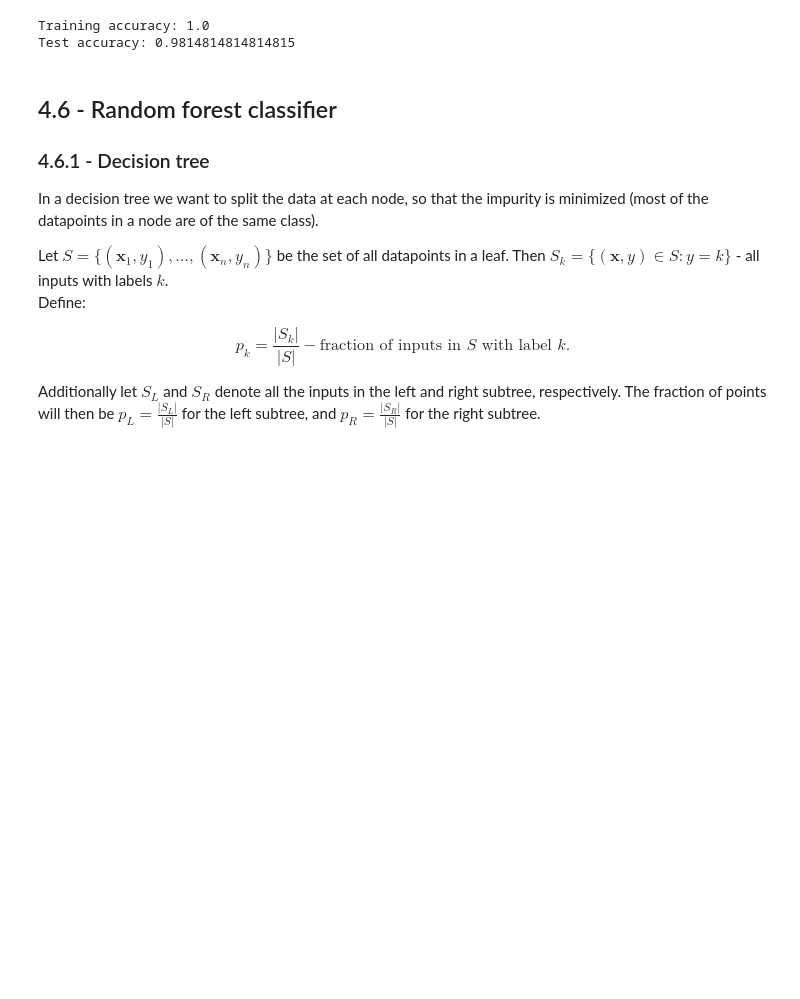
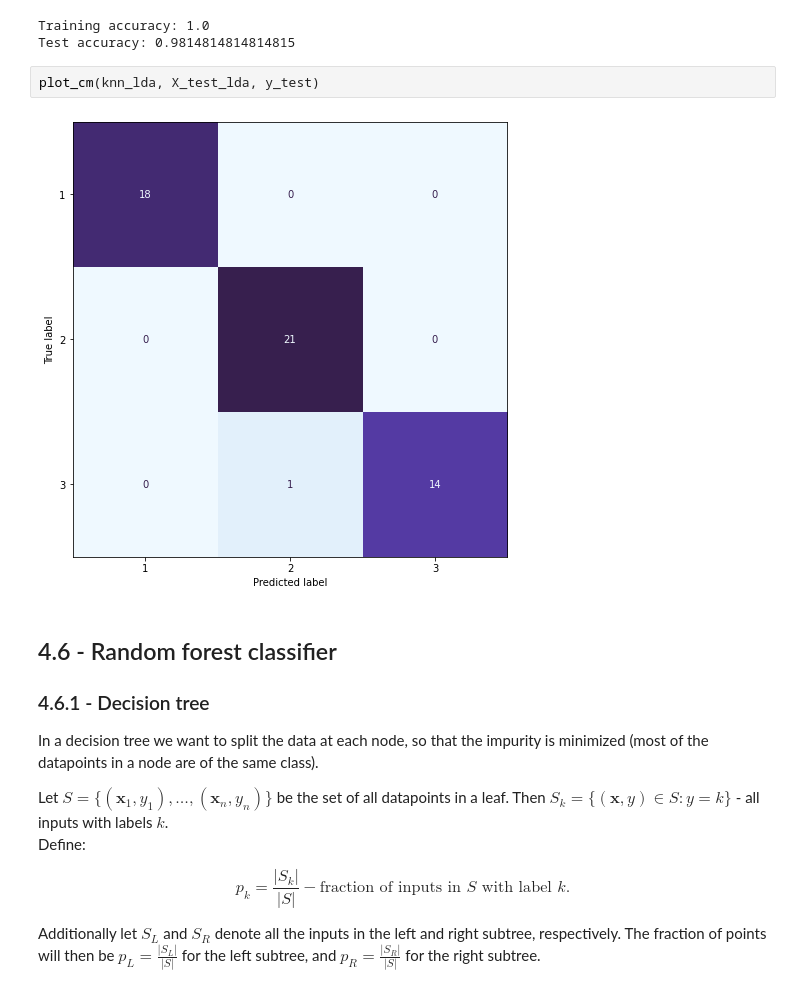
Before and after one commit to weigelk/Machine-Learning-Projects, a Jupyter notebook: wine-classification/wine_classification.ipynb, the cells around one changed output. Saved outputs shown, nothing was run; the diff lists cells and outputs as text; blank space fills up the shorter version.

```diff
--- a/wine-classification/wine_classification.ipynb
+++ b/wine-classification/wine_classification.ipynb
@@ -624,6 +636,10 @@ print('Test accuracy:', knn_lda.score(X_test_lda, y_test))
 # %% [output]
 Training accuracy: 1.0
 Test accuracy: 0.9814814814814815
+# %%
+plot_cm(knn_lda, X_test_lda, y_test)
+# %% [output]
+[figure, added]
 # %% [markdown]
 <a name='4-6'></a>
 ## 4.6 - Random forest classifier
```
Also changed, not shown: parts of 18 cells of this notebook.
